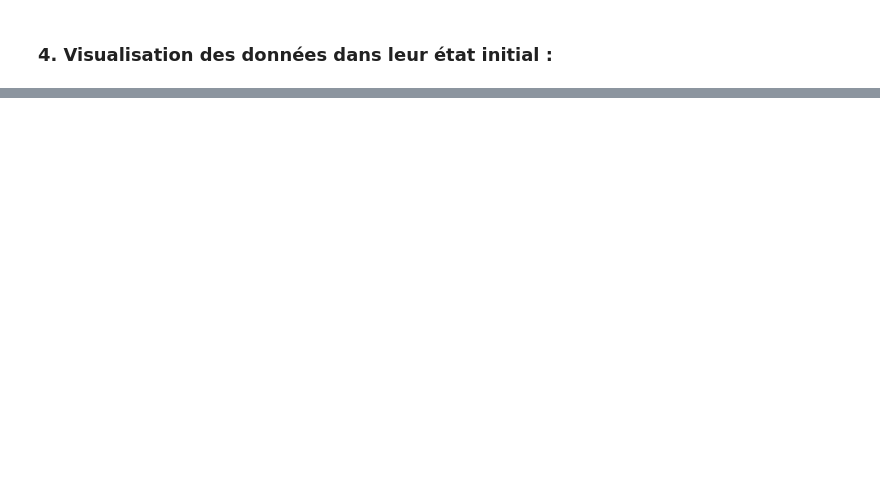
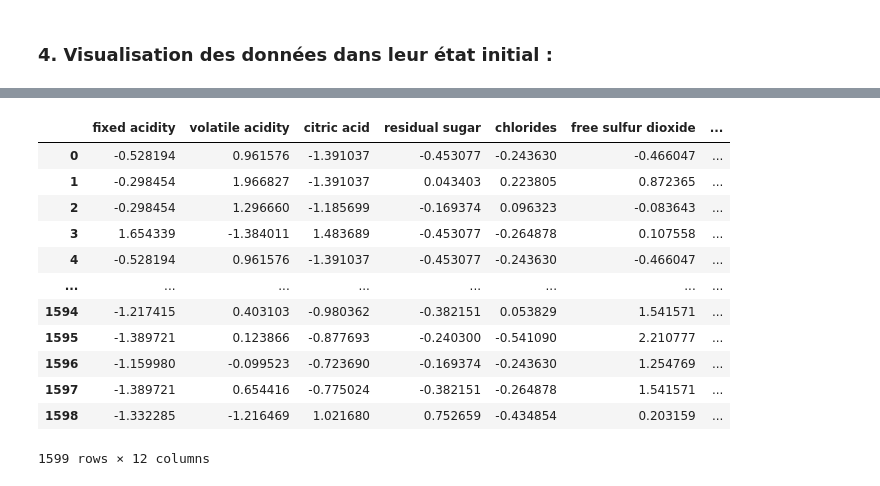
Before and after one commit to hmoustaphaousmane/wine-quality-prediction, a Jupyter notebook: notebook_wine_quality_prediction.ipynb, the cells around one changed output, grey strips where cells are left out. Cells and saved outputs as stored; diff of their text form; code cells hidden in the pictures; blank space fills up the shorter version.

```diff
--- a/notebook_wine_quality_prediction.ipynb
+++ b/notebook_wine_quality_prediction.ipynb
@@ -97,0 +155,16 @@ Pour le traitement des valeurs abbérrantes, nous allons utiliser la méthode IQ
+# %%
+data
+# %% [output]
+|  | fixed acidity | volatile acidity | citric acid | residual sugar | chlorides | free sulfur dioxide | ... |
+| 0 | -0.528194 | 0.961576 | -1.391037 | -0.453077 | -0.243630 | -0.466047 | ... |
+| 1 | -0.298454 | 1.966827 | -1.391037 | 0.043403 | 0.223805 | 0.872365 | ... |
+| 2 | -0.298454 | 1.296660 | -1.185699 | -0.169374 | 0.096323 | -0.083643 | ... |
+| 3 | 1.654339 | -1.384011 | 1.483689 | -0.453077 | -0.264878 | 0.107558 | ... |
+| 4 | -0.528194 | 0.961576 | -1.391037 | -0.453077 | -0.243630 | -0.466047 | ... |
+| ... | ... | ... | ... | ... | ... | ... | ... |
+| 1594 | -1.217415 | 0.403103 | -0.980362 | -0.382151 | 0.053829 | 1.541571 | ... |
+| 1595 | -1.389721 | 0.123866 | -0.877693 | -0.240300 | -0.541090 | 2.210777 | ... |
+| 1596 | -1.159980 | -0.099523 | -0.723690 | -0.169374 | -0.243630 | 1.254769 | ... |
+| 1597 | -1.389721 | 0.654416 | -0.775024 | -0.382151 | -0.264878 | 1.541571 | ... |
+| 1598 | -1.332285 | -1.216469 | 1.021680 | 0.752659 | -0.434854 | 0.203159 | ... |
+1599 rows × 12 columns
```
Also changed, not shown: parts of 22 cells of this notebook.
